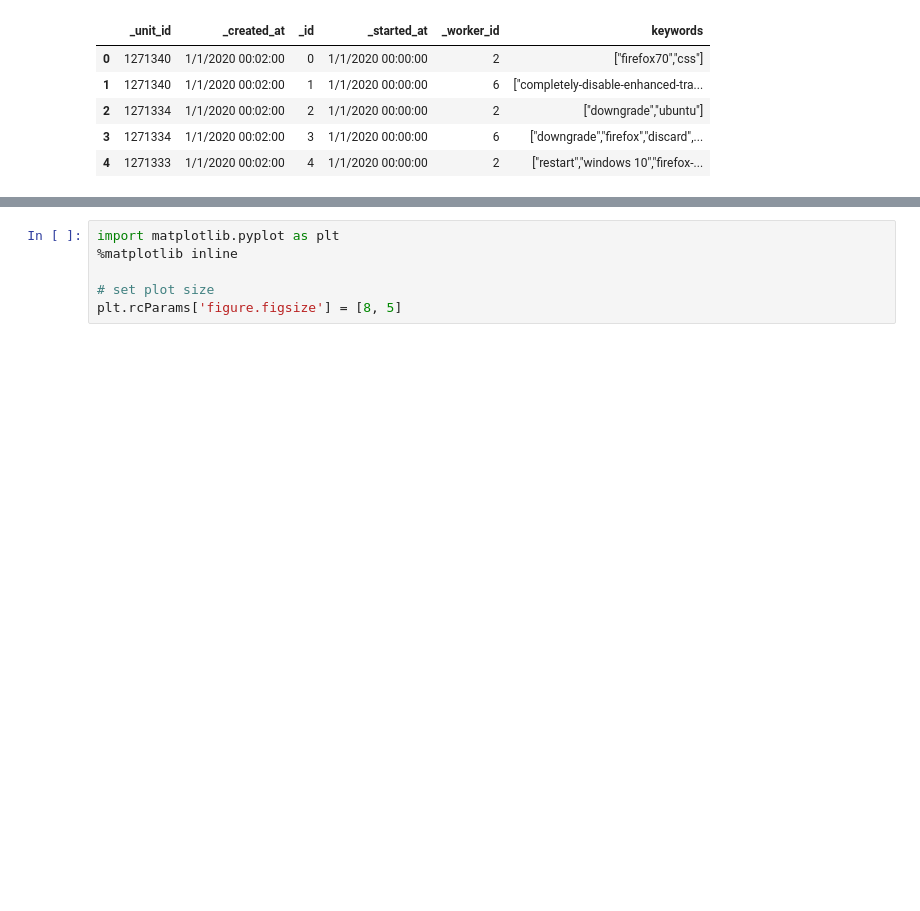
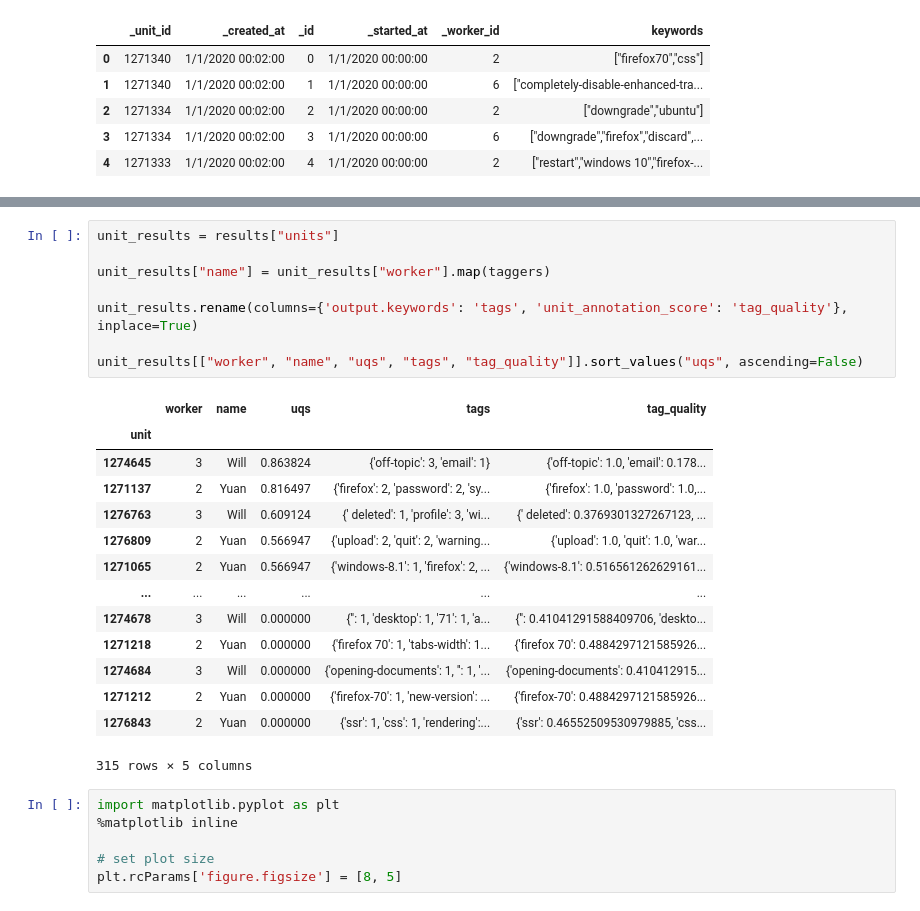
Before and after one commit to mlopatka/CANOSP2020, a Jupyter notebook: notebooks/SUMO CrowdTruth Metrics.ipynb, the cells around one changed output, grey strips where cells are left out. Cells and saved outputs as stored; diff of their text form; blank space fills up the shorter version.

```diff
--- a/notebooks/SUMO CrowdTruth Metrics.ipynb
+++ b/notebooks/SUMO CrowdTruth Metrics.ipynb
@@ -217,3 +156,26 @@ unit_results.sort_values("uqs", ascending=False)
+# %%
+unit_results = results["units"]
+
+unit_results["name"] = unit_results["worker"].map(taggers)
+
+unit_results.rename(columns={'output.keywords': 'tags', 'unit_annotation_score': 'tag_quality'}, inplace=True)
+
+unit_results[["worker", "name", "uqs", "tags", "tag_quality"]].sort_values("uqs", ascending=False)
+# %% [output]
+|  | worker | name | uqs | tags | tag_quality |
+| unit |  |  |  |  |  |
+| 1274645 | 3 | Will | 0.863824 | {'off-topic': 3, 'email': 1} | {'off-topic': 1.0, 'email': 0.178... |
+| 1271137 | 2 | Yuan | 0.816497 | {'firefox': 2, 'password': 2, 'sy... | {'firefox': 1.0, 'password': 1.0,... |
+| 1276763 | 3 | Will | 0.609124 | {' deleted': 1, 'profile': 3, 'wi... | {' deleted': 0.3769301327267123, ... |
+| 1276809 | 2 | Yuan | 0.566947 | {'upload': 2, 'quit': 2, 'warning... | {'upload': 1.0, 'quit': 1.0, 'war... |
+| 1271065 | 2 | Yuan | 0.566947 | {'windows-8.1': 1, 'firefox': 2, ... | {'windows-8.1': 0.516561262629161... |
+| ... | ... | ... | ... | ... | ... |
+| 1274678 | 3 | Will | 0.000000 | {'': 1, 'desktop': 1, '71': 1, 'a... | {'': 0.41041291588409706, 'deskto... |
+| 1271218 | 2 | Yuan | 0.000000 | {'firefox 70': 1, 'tabs-width': 1... | {'firefox 70': 0.4884297121585926... |
+| 1274684 | 3 | Will | 0.000000 | {'opening-documents': 1, '': 1, '... | {'opening-documents': 0.410412915... |
+| 1271212 | 2 | Yuan | 0.000000 | {'firefox-70': 1, 'new-version': ... | {'firefox-70': 0.4884297121585926... |
+| 1276843 | 2 | Yuan | 0.000000 | {'ssr': 1, 'css': 1, 'rendering':... | {'ssr': 0.46552509530979885, 'css... |
+315 rows × 5 columns
 # %%
 import matplotlib.pyplot as plt
 %matplotlib inline
```
Also changed, not shown: parts of 22 cells of this notebook, 1 other file.
